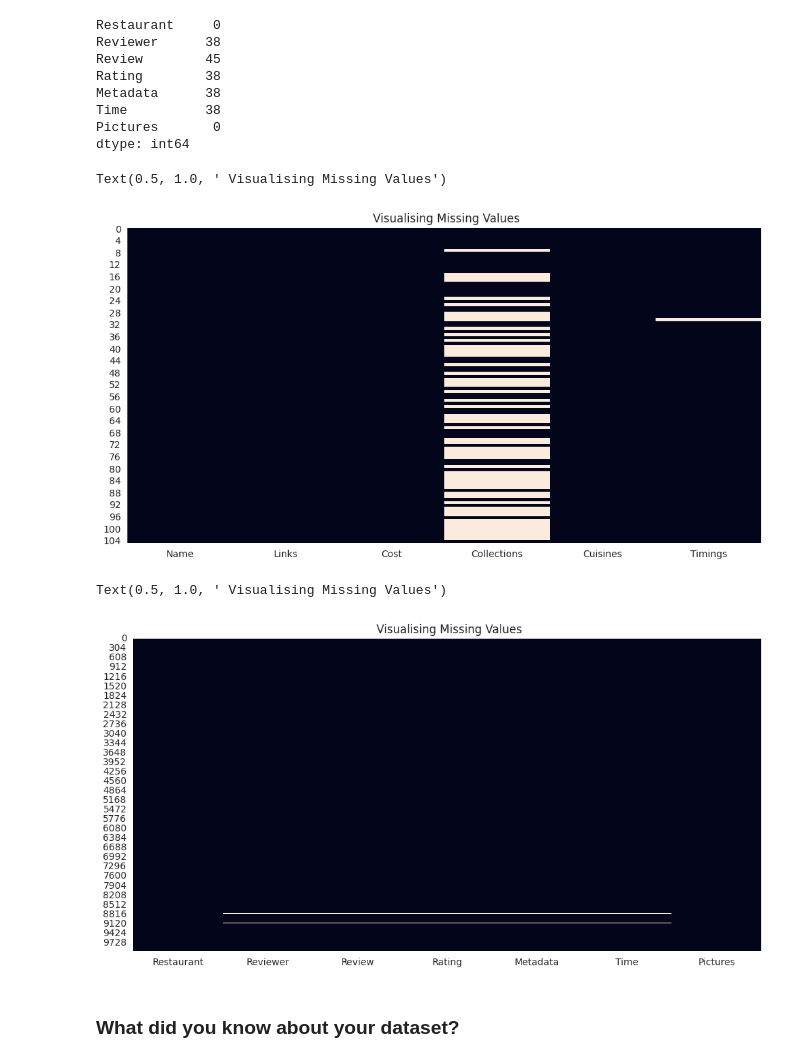
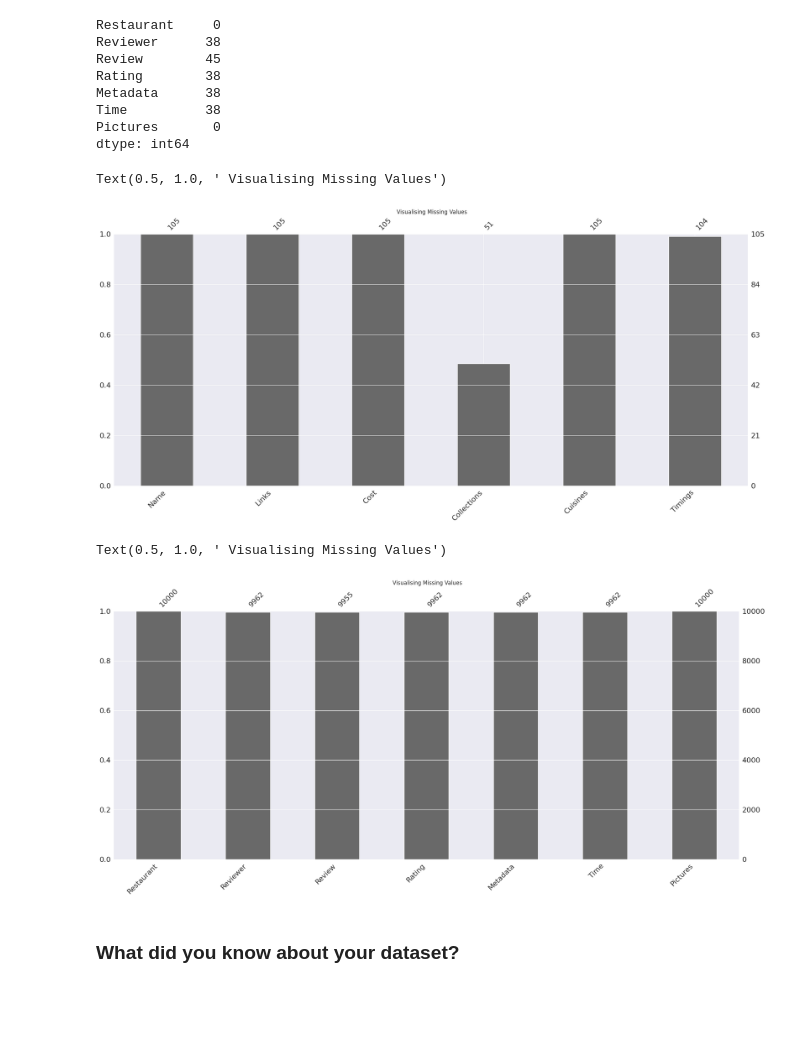
Before and after one commit to Manoharjha333/Zomato-Restaurant-Clustering-And-Sentiment-Analysis, a Jupyter notebook: Zomato_Restaurant_Clustering_And_Sentiment_Analysis.ipynb, the cells around one changed output. Saved outputs shown, nothing was run; the diff lists cells and outputs as text; code cells hidden in the pictures; blank space fills up the shorter version.

```diff
--- a/Zomato_Restaurant_Clustering_And_Sentiment_Analysis.ipynb
+++ b/Zomato_Restaurant_Clustering_And_Sentiment_Analysis.ipynb
@@ -253,18 +258,18 @@ dtype: int64
 # %%
 # Visualizing the missing values
 plt.figure(figsize=(12,6))
-sns.heatmap(meta_df.isnull(), cbar=False)
+msno.bar(meta_df)
 plt.title(" Visualising Missing Values")
 # %% [output]
 Text(0.5, 1.0, ' Visualising Missing Values')
-[figure, old version]
+[figure, new version]
 # %%
 plt.figure(figsize=(12,6))
-sns.heatmap(review_df.isnull(), cbar=False)
+msno.bar(review_df)
 plt.title(" Visualising Missing Values")
 # %% [output]
 Text(0.5, 1.0, ' Visualising Missing Values')
-[figure, old version]
+[figure, new version]
 # %% [markdown]
 ### What did you know about your dataset?
 # %% [markdown]
```
Also changed, not shown: parts of 32 cells of this notebook.
